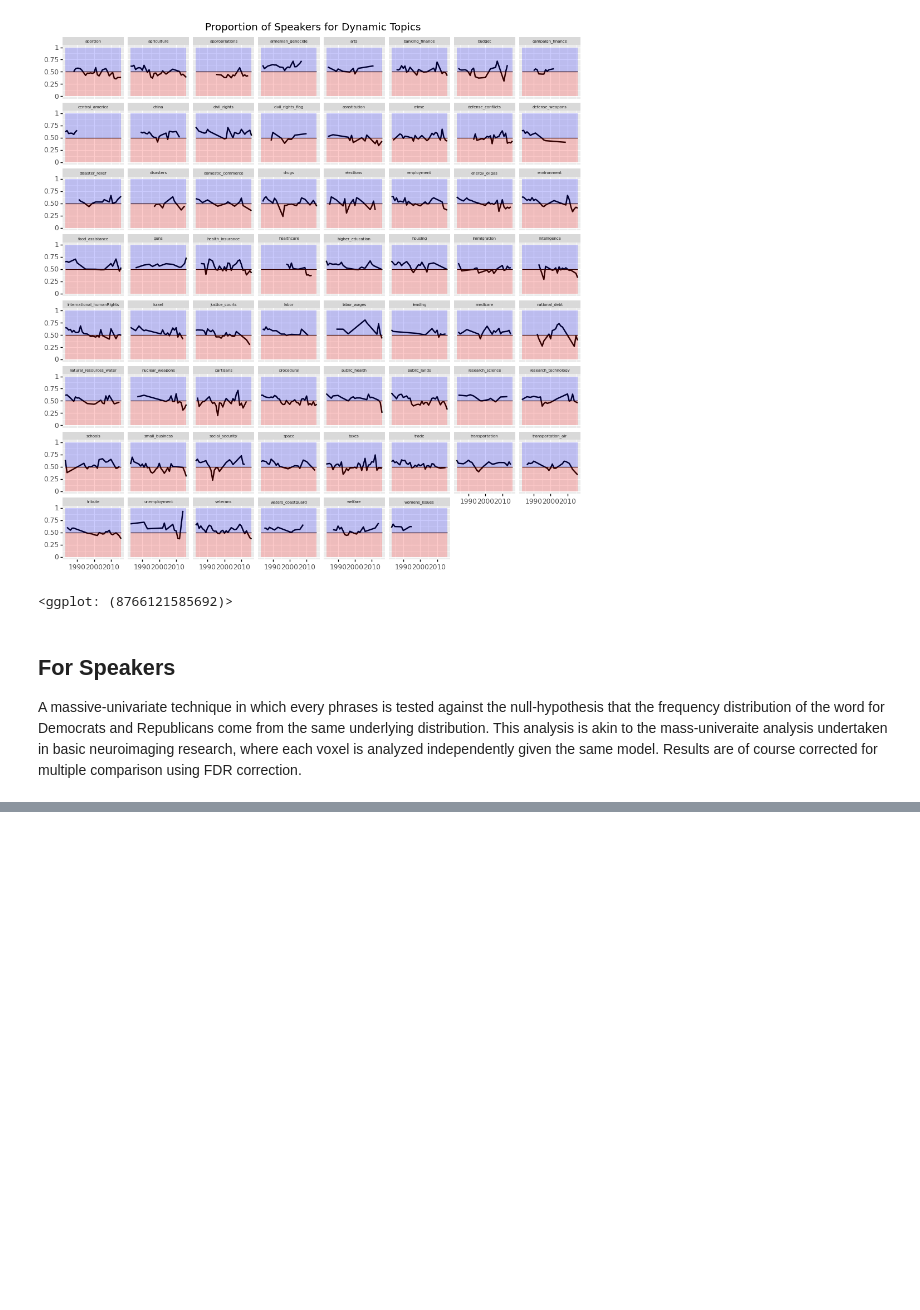
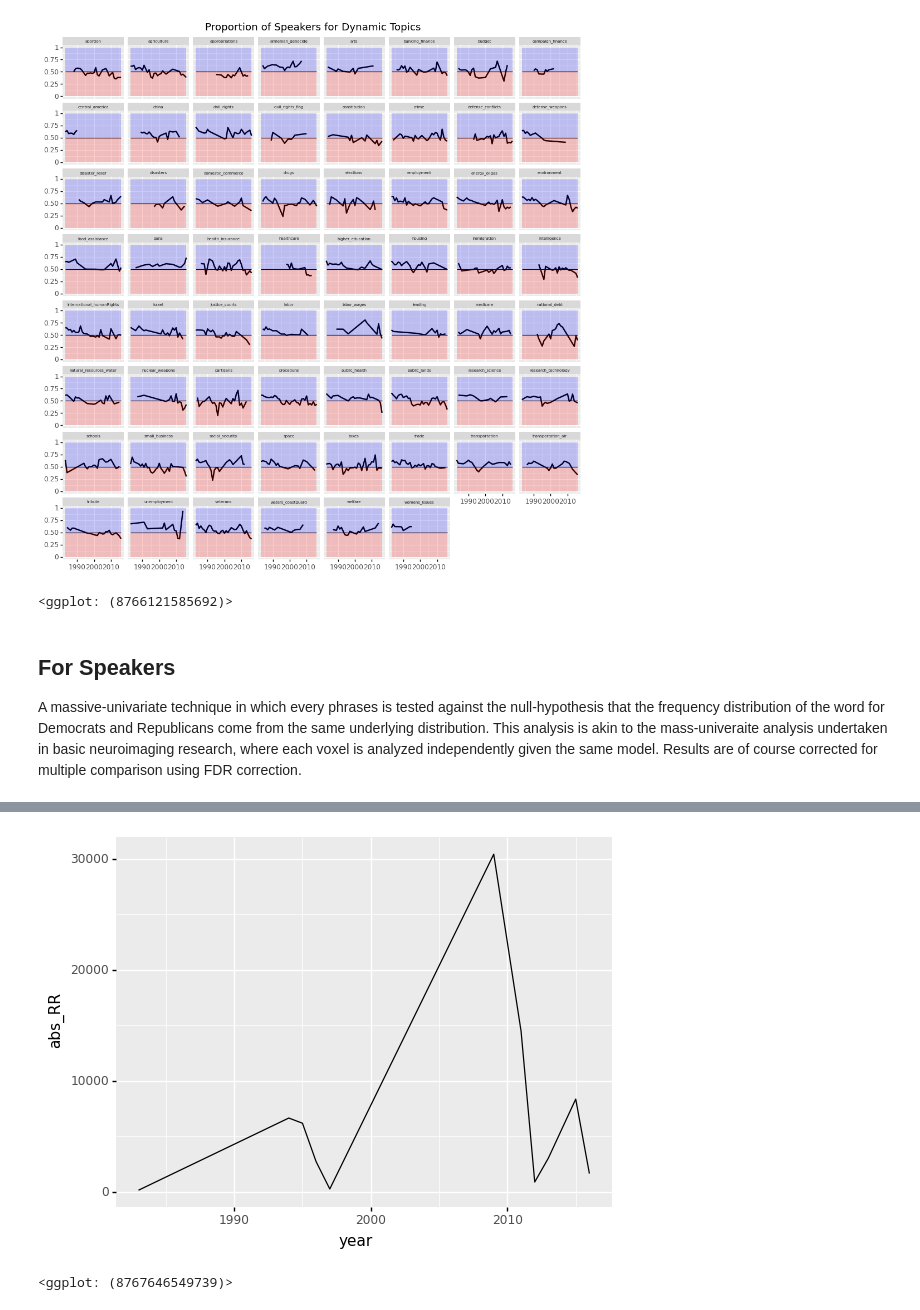
Before and after one commit to JM-Pearl/Dissertation, a Jupyter notebook: Frame Polarization.ipynb, the cells around one changed output, grey strips where cells are left out. Saved outputs shown, nothing was run; the diff lists cells and outputs as text; code cells hidden in the pictures; blank space fills up the shorter version.

```diff
--- a/Frame Polarization.ipynb
+++ b/Frame Polarization.ipynb
@@ -167,0 +189,8 @@ All_terms.to_csv('Results/Weighted__nonbinary_Univariate_Frame_analysis.csv')
+# %%
+(
+    ggplot(df,aes(x='year',y='abs_RR')) +
+    geoms.geom_line()
+)
+# %% [output]
+[figure, added]
+<ggplot: (8767646549739)>
```
Also changed, not shown: parts of 5 cells of this notebook, 2 other files.
